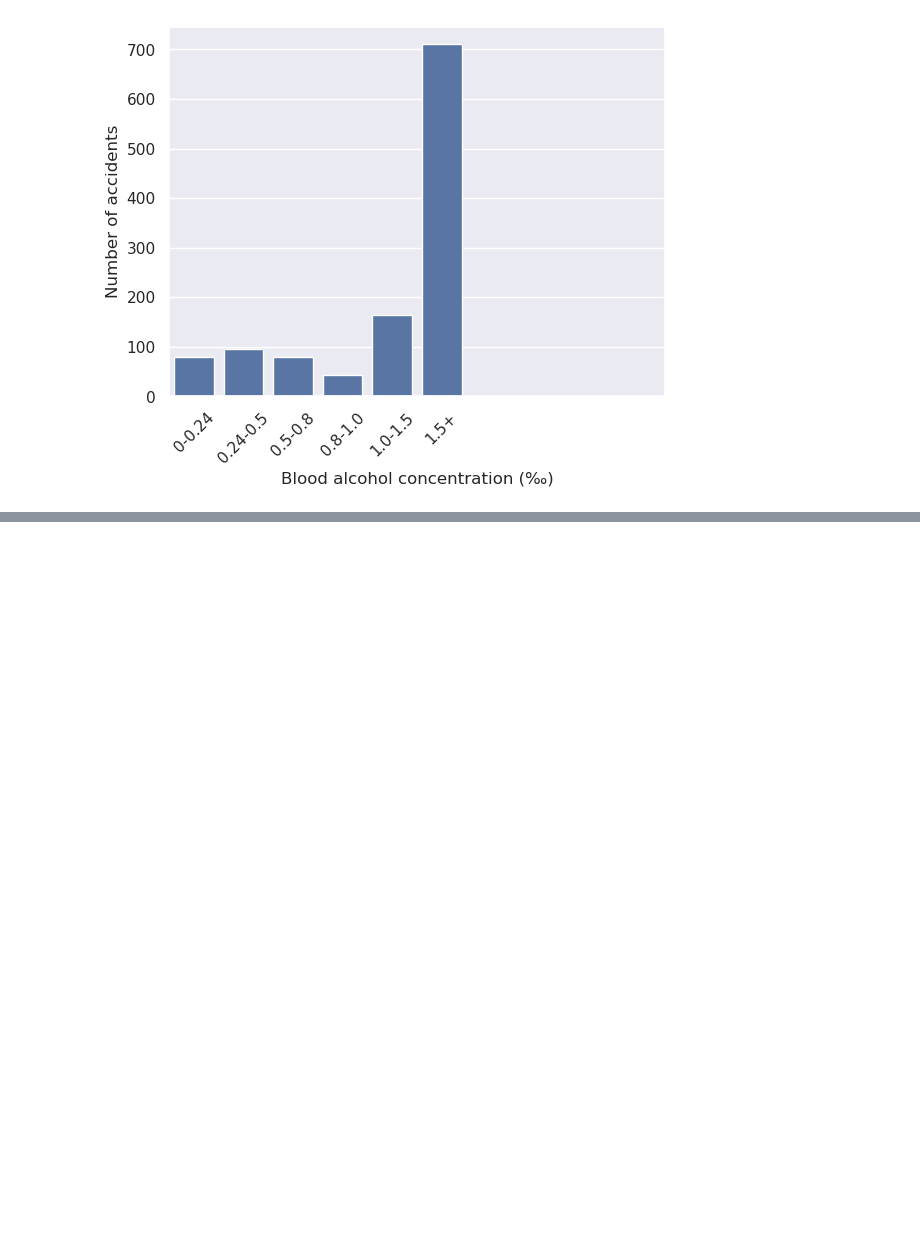
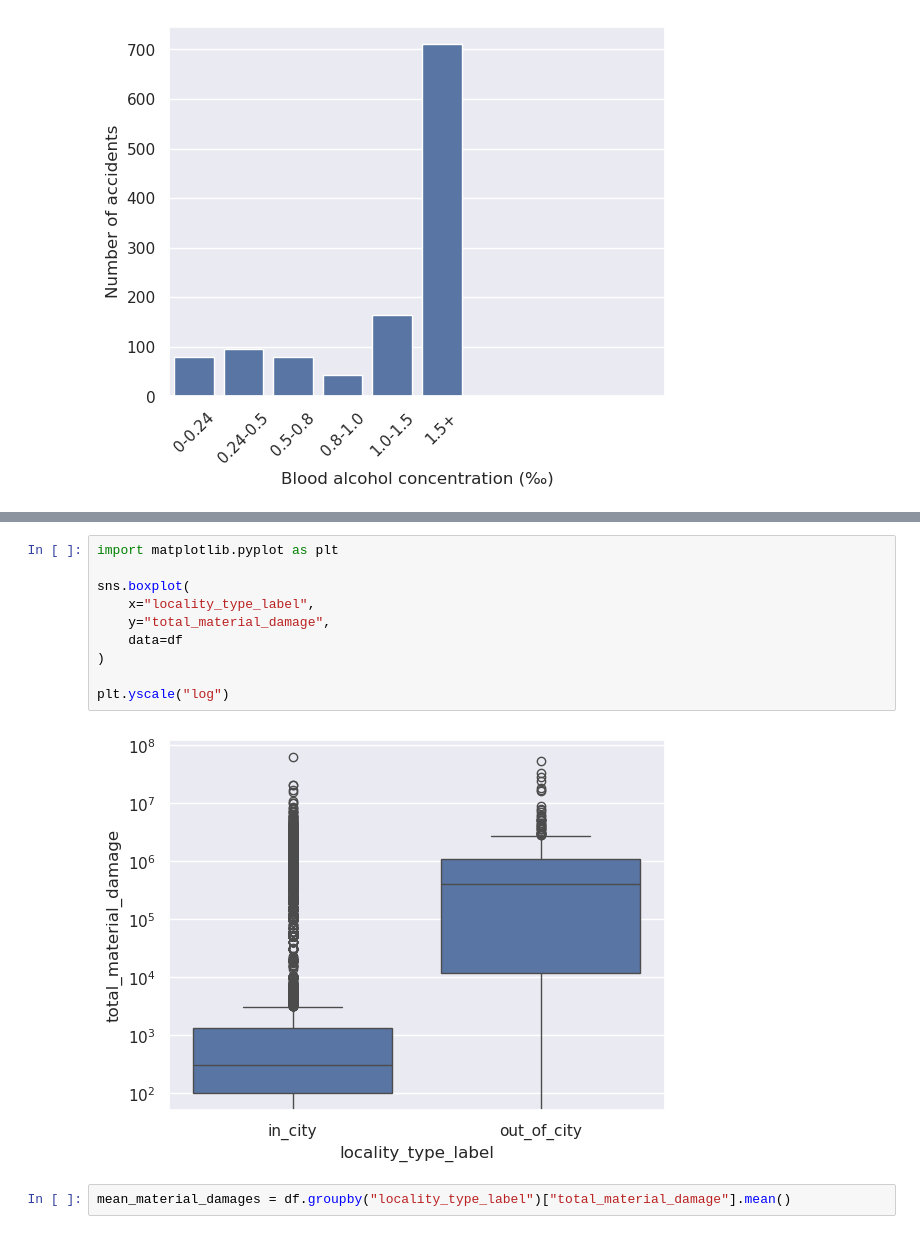
Before and after one commit to MwahMallah/EDA_trafic_accidents, a Jupyter notebook: eda.ipynb, the cells around one changed output, grey strips where cells are left out. Cells and saved outputs as stored; diff of their text form; blank space fills up the shorter version.

```diff
--- a/eda.ipynb
+++ b/eda.ipynb
@@ -250,0 +503,14 @@ ax.set_xticklabels(
+# %%
+import matplotlib.pyplot as plt
+
+sns.boxplot(
+    x="locality_type_label",
+    y="total_material_damage",
+    data=df
+)
+
+plt.yscale("log")
+# %% [output]
+[figure, added]
+# %%
+mean_material_damages = df.groupby("locality_type_label")["total_material_damage"].mean()
```
Also changed, not shown: parts of 50 cells of this notebook, 1 other file.
